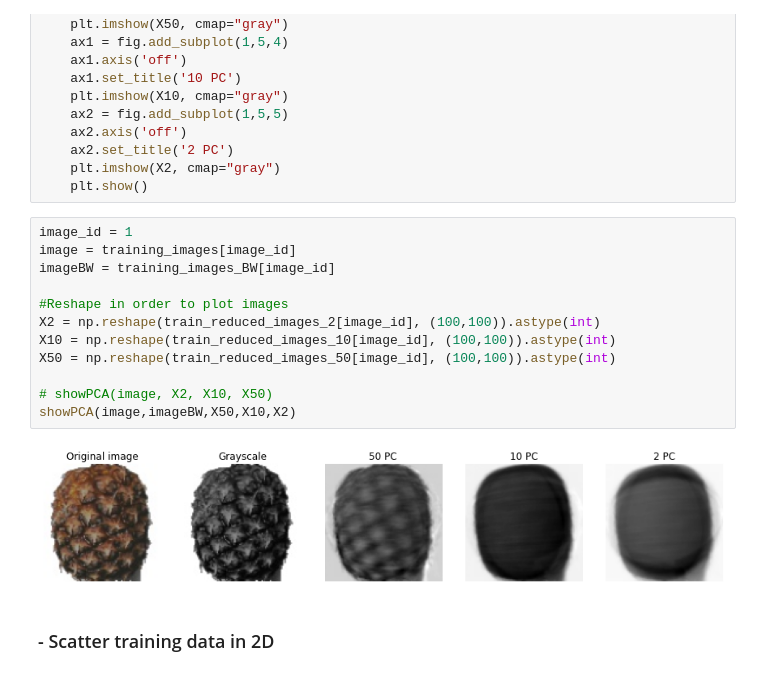
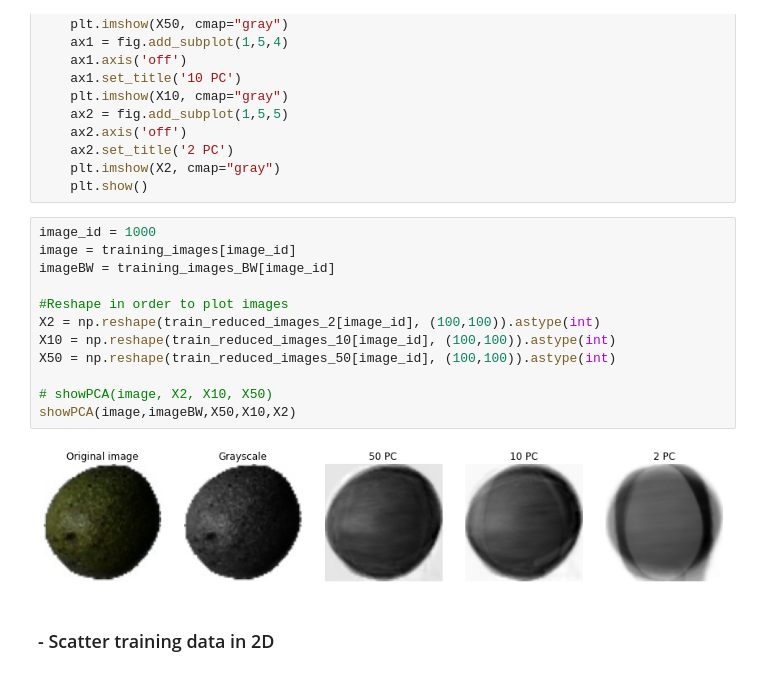
Before and after one commit to youssefg7/Fruit-Classifier, a Jupyter notebook: Project grayscale.ipynb, the cells around one changed output. Cells and saved outputs as stored; diff of their text form.

```diff
--- a/Project grayscale.ipynb
+++ b/Project grayscale.ipynb
@@ -194,19 +194,19 @@ def showPCA(image, imageBW, X50, X10, X2):
     plt.imshow(X2, cmap="gray")
     plt.show()
 # %%
-image_id = 1
+image_id = 1000
 image = training_images[image_id]
 imageBW = training_images_BW[image_id]
 
 #Reshape in order to plot images
 X2 = np.reshape(train_reduced_images_2[image_id], (100,100)).astype(int)
 X10 = np.reshape(train_reduced_images_10[image_id], (100,100)).astype(int)
 X50 = np.reshape(train_reduced_images_50[image_id], (100,100)).astype(int)
 
 # showPCA(image, X2, X10, X50)
 showPCA(image,imageBW,X50,X10,X2)
 # %% [output]
-[figure, old version]
+[figure, new version]
 # %% [markdown]
 ### - Scatter training data in 2D
 # %%
```
Also changed, not shown: parts of 8 cells of this notebook.
